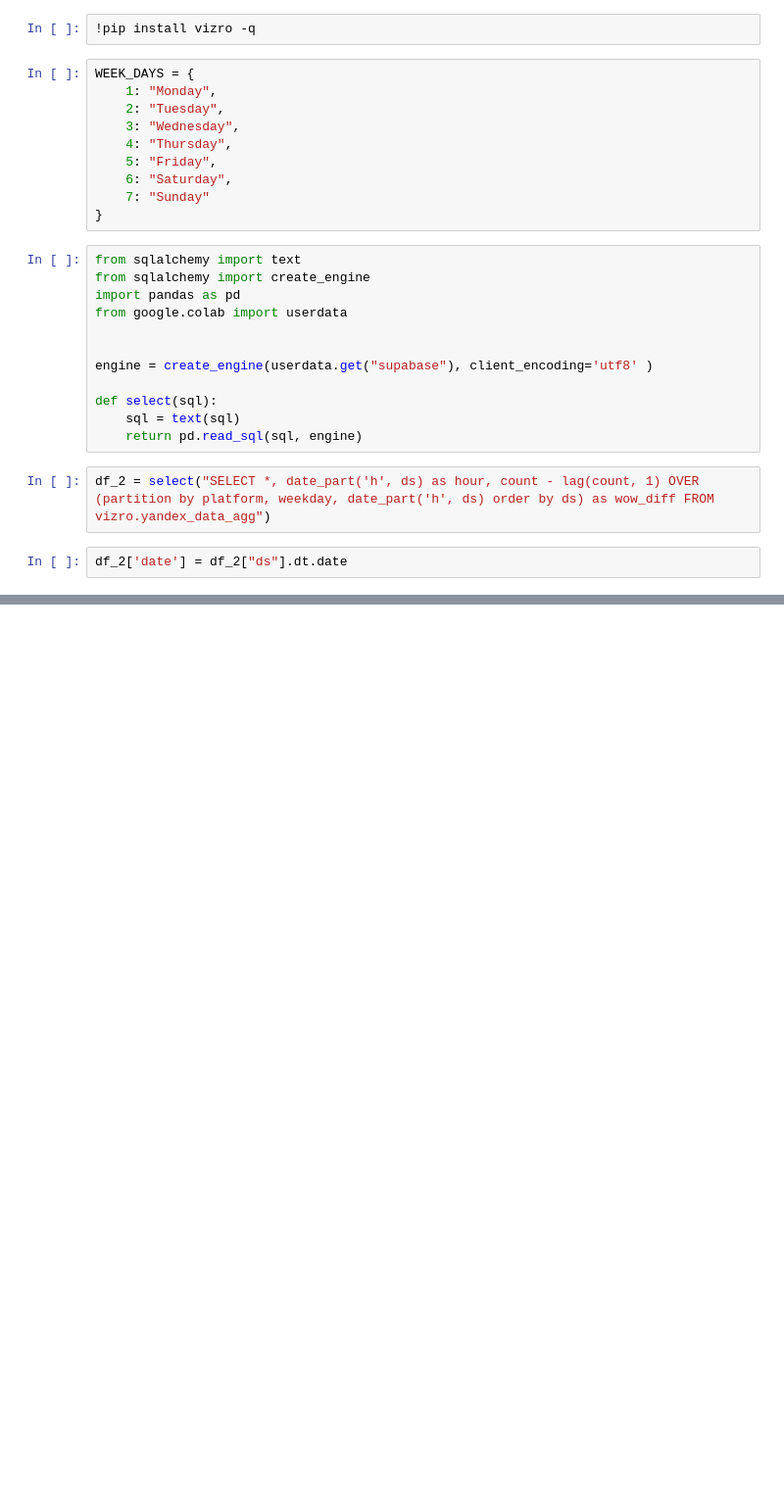
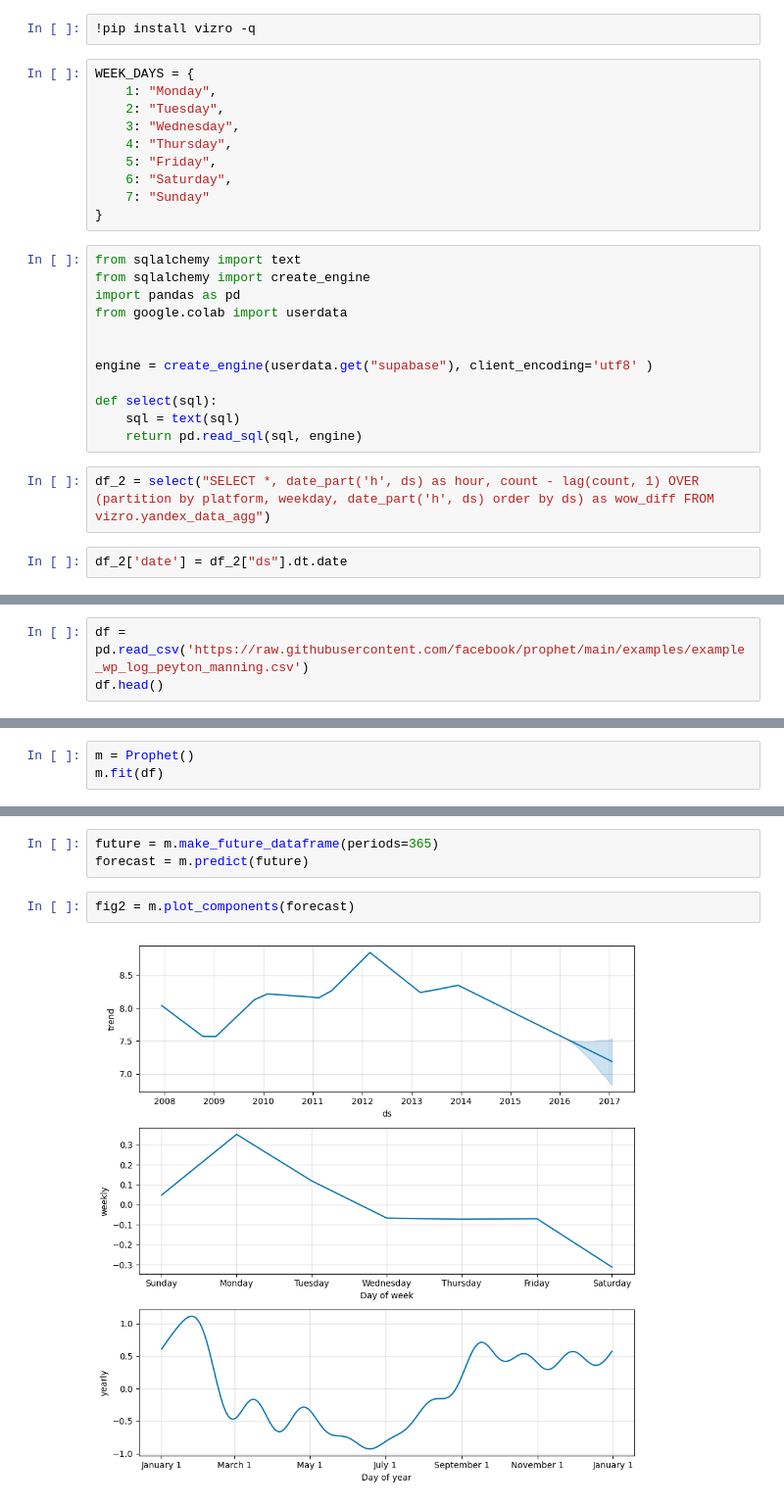
Before and after one commit to aleks-haksly/VIZRO, a Jupyter notebook: demos/heatmap.ipynb, the cells around one changed output, grey strips where cells are left out. Shown at 98% size. Drawn from its saved outputs; the diff is of its cells as text; blank space fills up the shorter version.

```diff
--- a/demos/heatmap.ipynb
+++ b/demos/heatmap.ipynb
@@ -58,0 +61,3 @@ Vizro().build(dashboard).run()
+# %%
+df = pd.read_csv('https://raw.githubusercontent.com/facebook/prophet/main/examples/example_wp_log_peyton_manning.csv')
+df.head()
@@ -58,0 +76,3 @@ Vizro().build(dashboard).run()
+# %%
+m = Prophet()
+m.fit(df)
@@ -58,0 +91,7 @@ Vizro().build(dashboard).run()
+# %%
+future = m.make_future_dataframe(periods=365)
+forecast = m.predict(future)
+# %%
+fig2 = m.plot_components(forecast)
+# %% [output]
+[figure, added]
```
Also changed, not shown: parts of 7 cells of this notebook.
